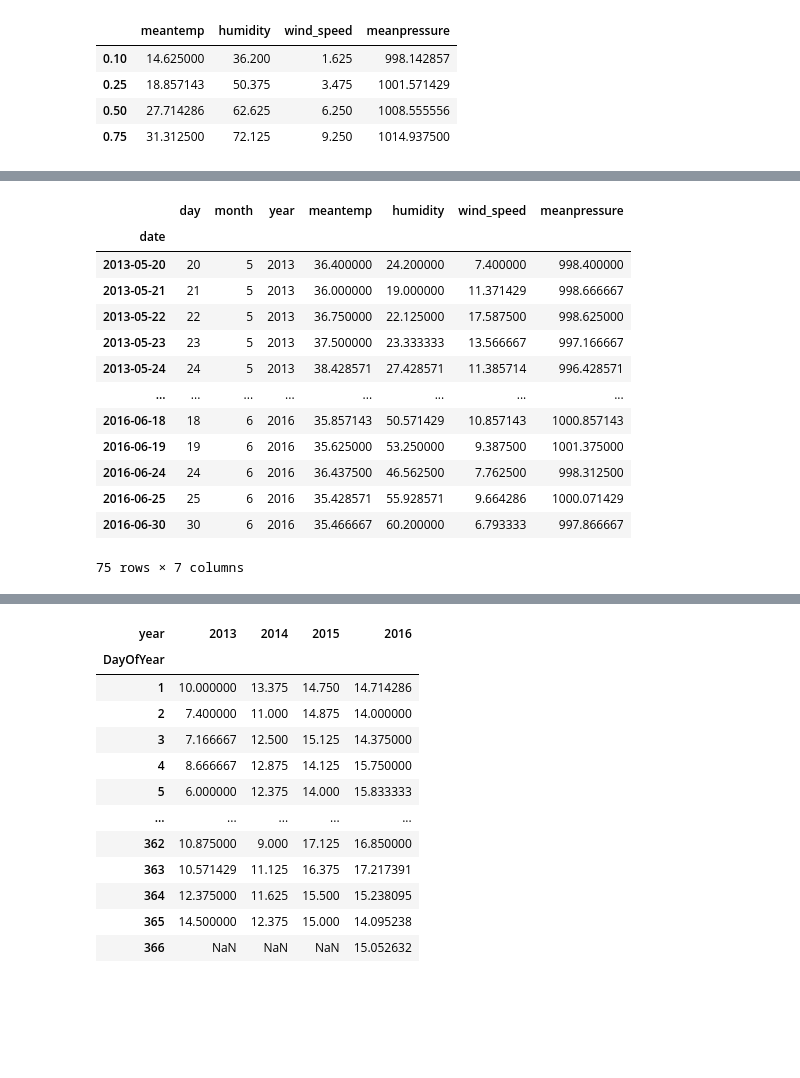
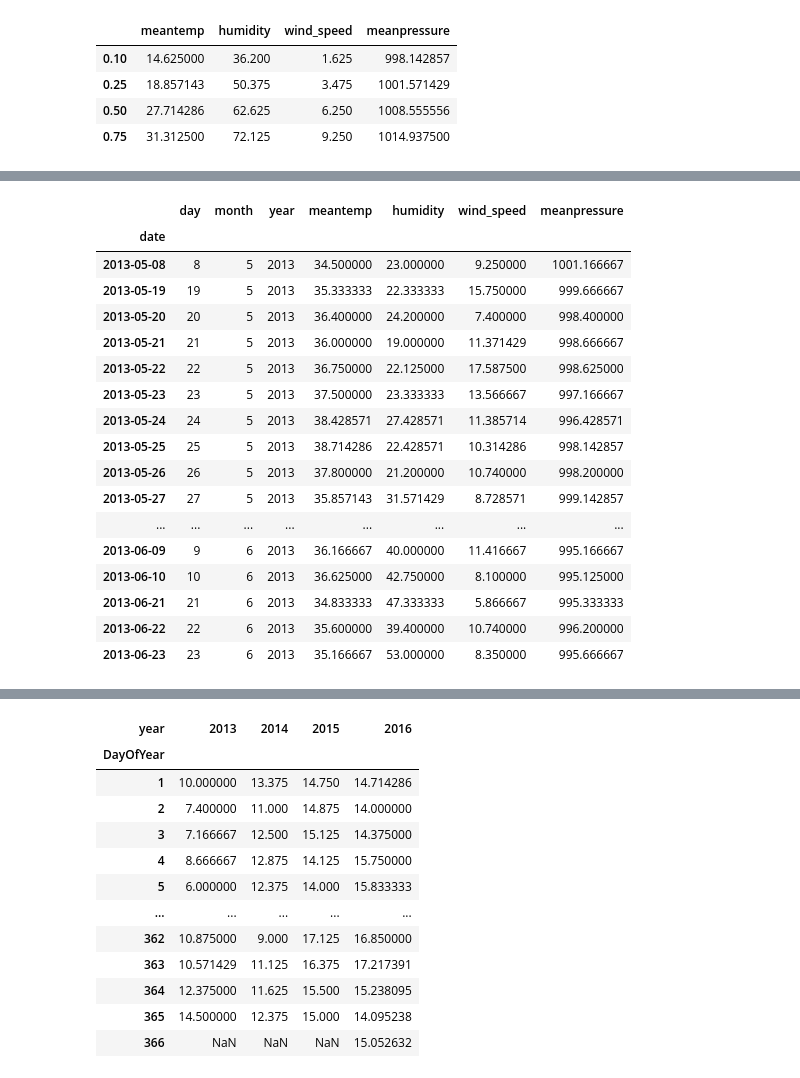
Before and after one commit to nwudochika/CMSC6950_Project, a Jupyter notebook: CMSC6950_Project.ipynb, the cells around one changed output, grey strips where cells are left out. Drawn from its saved outputs; the diff is of its cells as text; code cells hidden in the pictures; blank space fills up the shorter version.

Commit message:
Checking extreme temperatures in each year

```diff
--- a/CMSC6950_Project.ipynb
+++ b/CMSC6950_Project.ipynb
@@ -181,17 +161,27 @@ top_coldest_days
-# %%
-top_hottest_days
-# %% [output]
-|  | day | month | year | meantemp | humidity | wind_speed | meanpressure |
-| date |  |  |  |  |  |  |  |
-| 2013-05-20 | 20 | 5 | 2013 | 36.400000 | 24.200000 | 7.400000 | 998.400000 |
-| 2013-05-21 | 21 | 5 | 2013 | 36.000000 | 19.000000 | 11.371429 | 998.666667 |
-| 2013-05-22 | 22 | 5 | 2013 | 36.750000 | 22.125000 | 17.587500 | 998.625000 |
-| 2013-05-23 | 23 | 5 | 2013 | 37.500000 | 23.333333 | 13.566667 | 997.166667 |
-| 2013-05-24 | 24 | 5 | 2013 | 38.428571 | 27.428571 | 11.385714 | 996.428571 |
-| ... | ... | ... | ... | ... | ... | ... | ... |
-| 2016-06-18 | 18 | 6 | 2016 | 35.857143 | 50.571429 | 10.857143 | 1000.857143 |
-| 2016-06-19 | 19 | 6 | 2016 | 35.625000 | 53.250000 | 9.387500 | 1001.375000 |
-| 2016-06-24 | 24 | 6 | 2016 | 36.437500 | 46.562500 | 7.762500 | 998.312500 |
-| 2016-06-25 | 25 | 6 | 2016 | 35.428571 | 55.928571 | 9.664286 | 1000.071429 |
-| 2016-06-30 | 30 | 6 | 2016 | 35.466667 | 60.200000 | 6.793333 | 997.866667 |
-75 rows × 7 columns
+# %%
+# Identify the top 5% hottest days and top 5% coldest days in each year
+top_hottest_days_2013, top_coldest_days_2013 = temperature_extremes(grouped_2013, 0.95, 0.05)
+top_hottest_days_2014, top_coldest_days_2014 = temperature_extremes(grouped_2014, 0.95, 0.05)
+top_hottest_days_2015, top_coldest_days_2015 = temperature_extremes(grouped_2015, 0.95, 0.05)
+top_hottest_days_2016, top_coldest_days_2016 = temperature_extremes(grouped_2016, 0.95, 0.05)
+# %%
+top_hottest_days_2013
+# %% [output]
+|  | day | month | year | meantemp | humidity | wind_speed | meanpressure |
+| date |  |  |  |  |  |  |  |
+| 2013-05-08 | 8 | 5 | 2013 | 34.500000 | 23.000000 | 9.250000 | 1001.166667 |
+| 2013-05-19 | 19 | 5 | 2013 | 35.333333 | 22.333333 | 15.750000 | 999.666667 |
+| 2013-05-20 | 20 | 5 | 2013 | 36.400000 | 24.200000 | 7.400000 | 998.400000 |
+| 2013-05-21 | 21 | 5 | 2013 | 36.000000 | 19.000000 | 11.371429 | 998.666667 |
+| 2013-05-22 | 22 | 5 | 2013 | 36.750000 | 22.125000 | 17.587500 | 998.625000 |
+| 2013-05-23 | 23 | 5 | 2013 | 37.500000 | 23.333333 | 13.566667 | 997.166667 |
+| 2013-05-24 | 24 | 5 | 2013 | 38.428571 | 27.428571 | 11.385714 | 996.428571 |
+| 2013-05-25 | 25 | 5 | 2013 | 38.714286 | 22.428571 | 10.314286 | 998.142857 |
+| 2013-05-26 | 26 | 5 | 2013 | 37.800000 | 21.200000 | 10.740000 | 998.200000 |
+| 2013-05-27 | 27 | 5 | 2013 | 35.857143 | 31.571429 | 8.728571 | 999.142857 |
+| ... | ... | ... | ... | ... | ... | ... | ... |
+| 2013-06-09 | 9 | 6 | 2013 | 36.166667 | 40.000000 | 11.416667 | 995.166667 |
+| 2013-06-10 | 10 | 6 | 2013 | 36.625000 | 42.750000 | 8.100000 | 995.125000 |
+| 2013-06-21 | 21 | 6 | 2013 | 34.833333 | 47.333333 | 5.866667 | 995.333333 |
+| 2013-06-22 | 22 | 6 | 2013 | 35.600000 | 39.400000 | 10.740000 | 996.200000 |
+| 2013-06-23 | 23 | 6 | 2013 | 35.166667 | 53.000000 | 8.350000 | 995.666667 |
```
Also changed, not shown: parts of 9 cells of this notebook.
